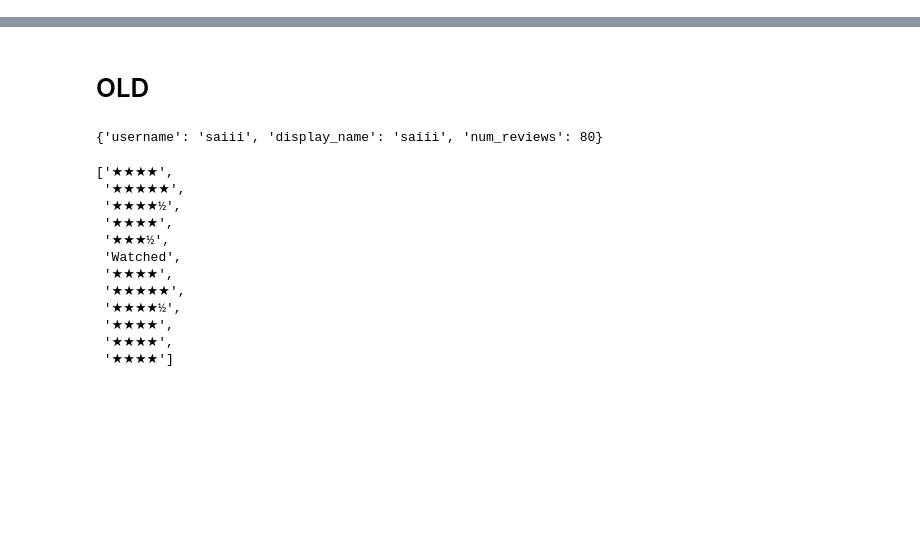
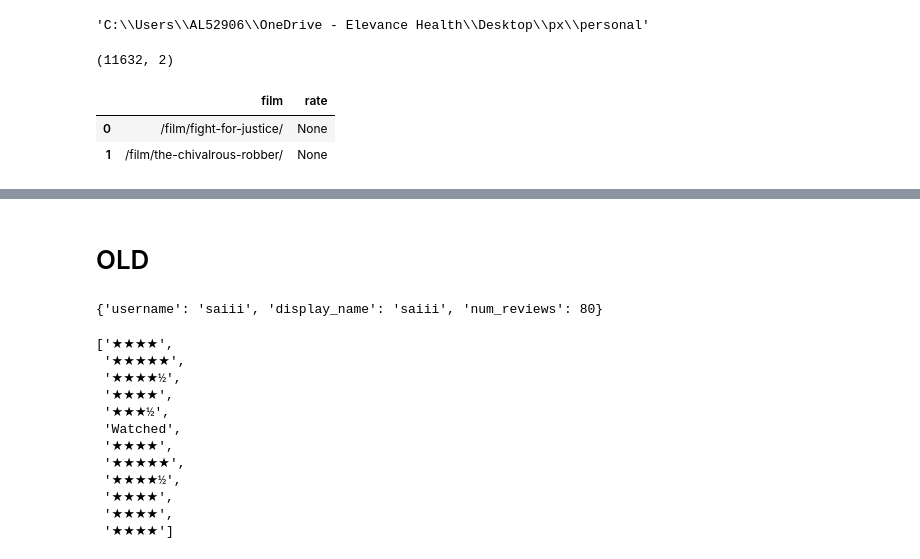
Before and after one commit to shaw6741/movie-analysis, a Jupyter notebook: 1_get_movie_metadata_230620.ipynb, the cells around one changed output, grey strips where cells are left out. Saved outputs shown, nothing was run; the diff lists cells and outputs as text; code cells hidden in the pictures; blank space fills up the shorter version.

```diff
--- a/1_get_movie_metadata_230620.ipynb
+++ b/1_get_movie_metadata_230620.ipynb
@@ -271,0 +333,16 @@ meta
+# %%
+import os
+os.getcwd()
+# %% [output]
+'C:\\Users\\AL52906\\OneDrive - Elevance Health\\Desktop\\px\\personal'
+# %%
+kr_film = pd.read_pickle('kr_film.pkl')
+cn_film = pd.read_pickle('kr_film.pkl')
+jp_film = pd.read_pickle('kr_film.pkl')
+print(kr_film.shape, cn_film.shape, jp_film.shape)
+print(kr_film.head(2), cn_film.head(2), jp_film.head(2))
+# %% [output]
+(11632, 2)
+|  | film | rate |
+| 0 | /film/fight-for-justice/ | None |
+| 1 | /film/the-chivalrous-robber/ | None |
```
Also changed, not shown: parts of 24 cells of this notebook.
